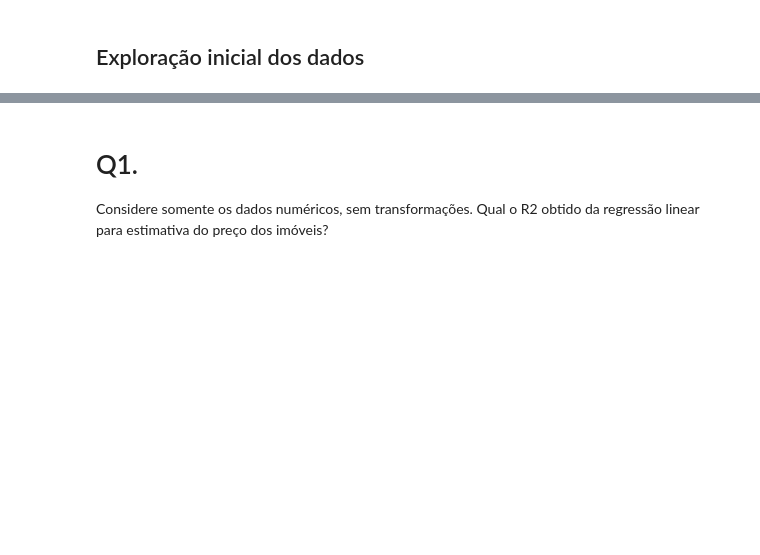
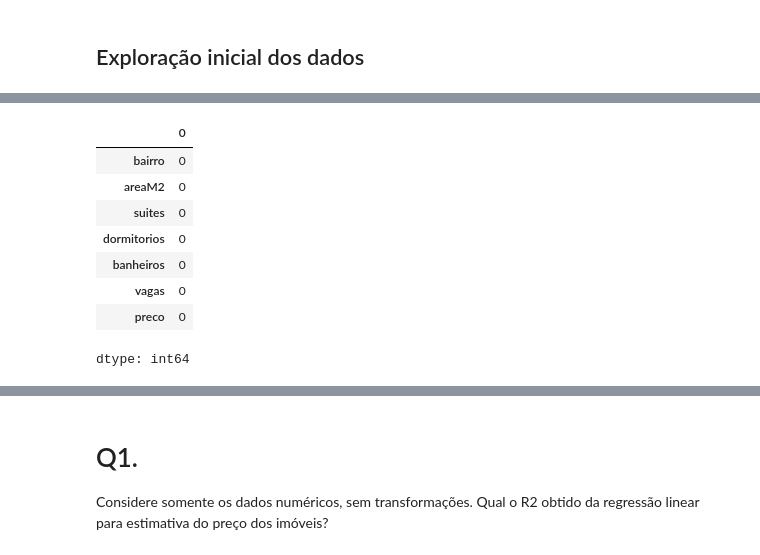
Before and after one commit to Rogerio-mack/IMT_CD_2026, a Jupyter notebook: IMT_regressao_scale.ipynb, the cells around one changed output, grey strips where cells are left out. Drawn from its saved outputs; the diff is of its cells as text; code cells hidden in the pictures; blank space fills up the shorter version.

```diff
--- a/IMT_regressao_scale.ipynb
+++ b/IMT_regressao_scale.ipynb
@@ -39,0 +50,12 @@ df.head()
+# %%
+df.isnull().sum()
+# %% [output]
+|  | 0 |
+| bairro | 0 |
+| areaM2 | 0 |
+| suites | 0 |
+| dormitorios | 0 |
+| banheiros | 0 |
+| vagas | 0 |
+| preco | 0 |
+dtype: int64
```
Also changed, not shown: parts of 22 cells of this notebook.
